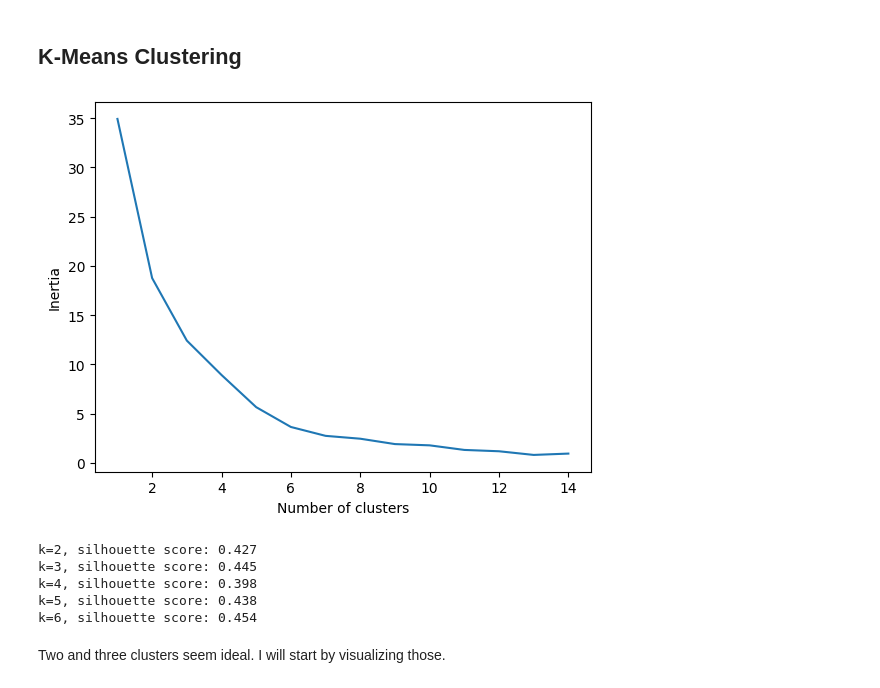
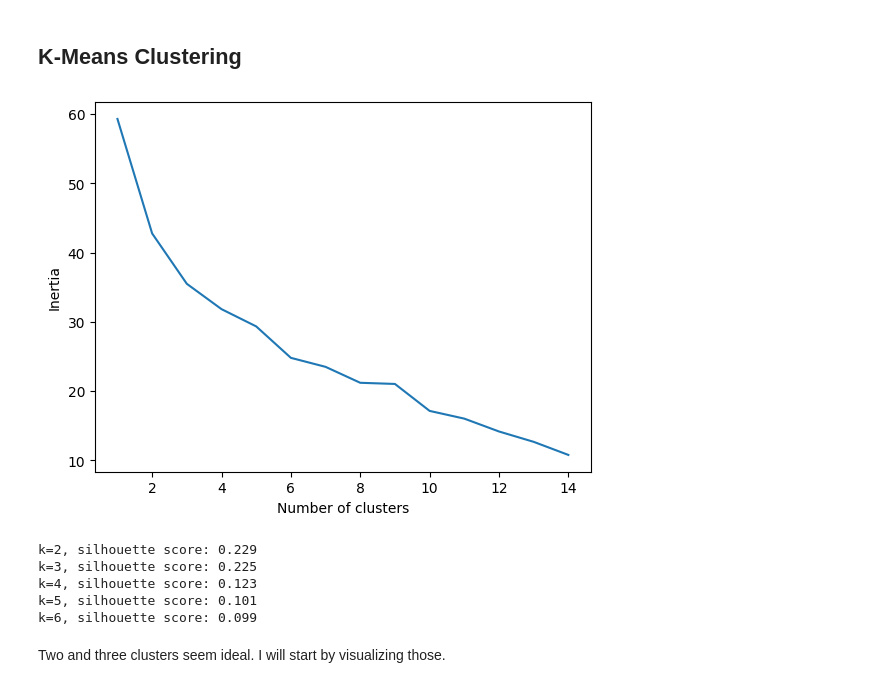
Before and after one commit to snehasri2600/Jamaica-Bay-Water-Quality_Capstone, a Jupyter notebook: Station_Data_Analyses/Station_J1/j1_analysis.ipynb, the cells around one changed output. Drawn from its saved outputs; the diff is of its cells as text; code cells hidden in the pictures.

Commit message:
fixed k-means clustering and updated plots

```diff
--- a/Station_Data_Analyses/Station_J1/j1_analysis.ipynb
+++ b/Station_Data_Analyses/Station_J1/j1_analysis.ipynb
@@ -289,30 +289,30 @@ from sklearn.metrics import silhouette_score
 # %%
 # plot the elbow visualization
 inertiaVals1 = {}
 
 for k in range(1, 15):
-    kmeansK1 = KMeans(n_clusters=k, max_iter=1000).fit(feature_means_pca_df)
+    kmeansK1 = KMeans(n_clusters=k, max_iter=1000).fit(feature_means)
     inertiaVals1[k] = kmeansK1.inertia_
 plt.figure()
 plt.plot(list(inertiaVals1.keys()), list(inertiaVals1.values()))
 plt.xlabel('Number of clusters')
 plt.ylabel('Inertia')
 plt.show()
 # %% [output]
-[figure, old version]
+[figure, new version]
 # %%
 # Find optimal number of clusters
 for k in range(2, 7):
     km = KMeans(n_clusters=k, random_state=42)
-    labels = km.fit_predict(feature_means_pca_df[['PC1', 'PC2']])
-    score = silhouette_score(feature_means_pca_df[['PC1', 'PC2']], labels)
+    labels = km.fit_predict(feature_means)
+    score = silhouette_score(feature_means, labels)
     print(f"k={k}, silhouette score: {score:.3f}")
 # %% [output]
-k=2, silhouette score: 0.427
-k=3, silhouette score: 0.445
-k=4, silhouette score: 0.398
-k=5, silhouette score: 0.438
-k=6, silhouette score: 0.454
+k=2, silhouette score: 0.229
+k=3, silhouette score: 0.225
+k=4, silhouette score: 0.123
+k=5, silhouette score: 0.101
+k=6, silhouette score: 0.099
 # %% [markdown]
 Two and three clusters seem ideal. I will start by visualizing those.
 # %%
```
Also changed, not shown: parts of 5 cells of this notebook, 18 other files.
